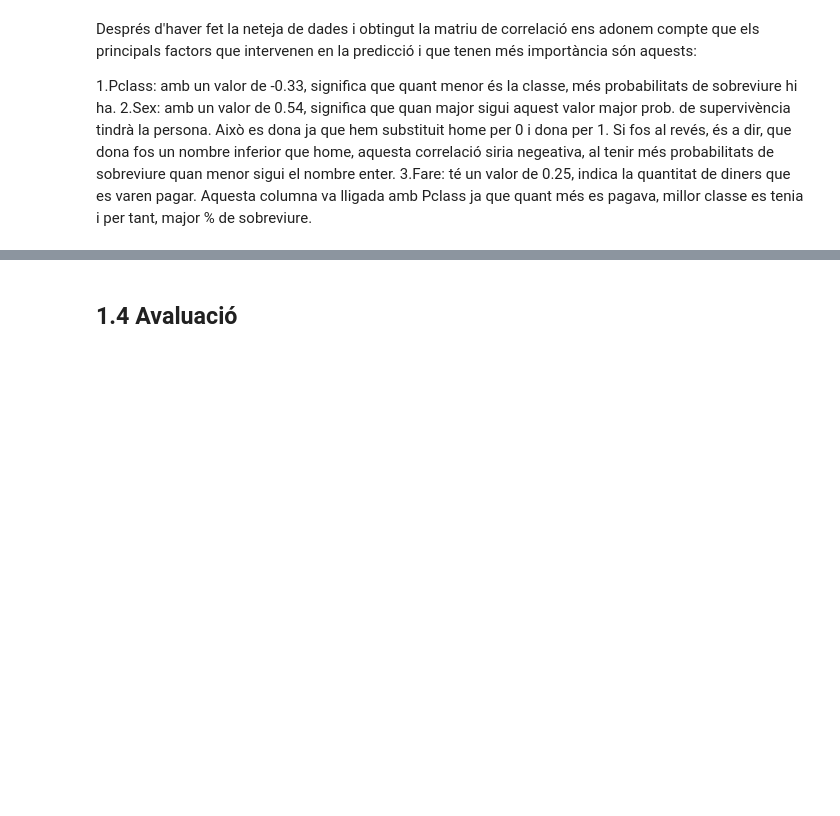
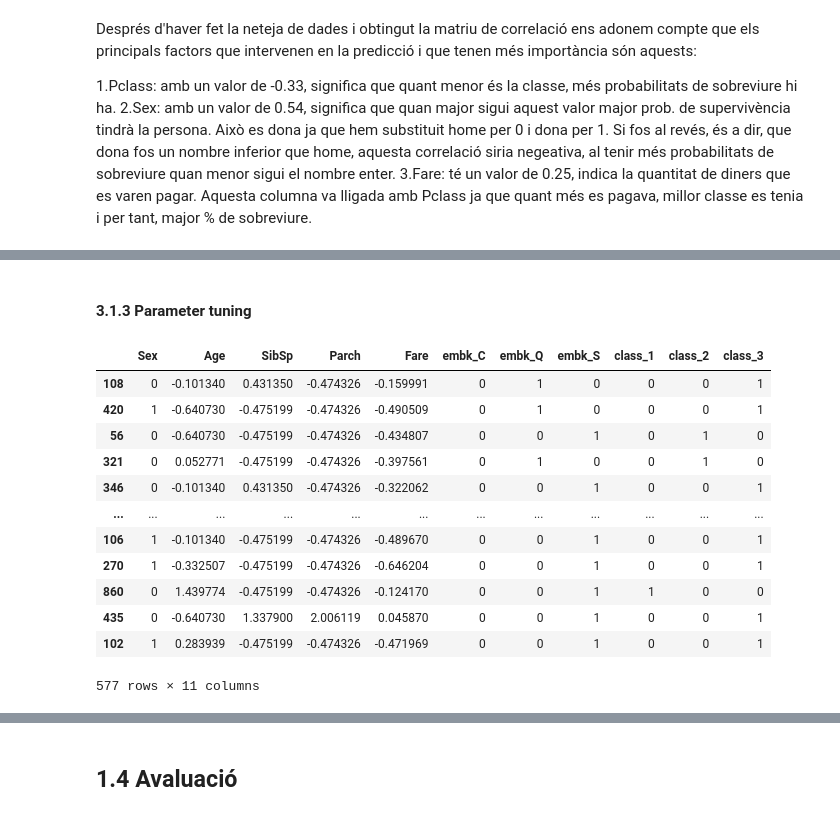
Before and after one commit to jaaumeadrover/2aPracticaIA, a Jupyter notebook: 2aPractica IA.ipynb, the cells around one changed output, grey strips where cells are left out. Drawn from its saved outputs; the diff is of its cells as text; code cells hidden in the pictures; blank space fills up the shorter version.

```diff
--- a/2aPractica IA.ipynb
+++ b/2aPractica IA.ipynb
@@ -233,4 +308,25 @@ hist
+# %% [markdown]
+#### 3.1.3 Parameter tuning
 # %%
-parameters={'tol':[1e-8,1e-7,1e-6,1e-5,1e-4,1e-3,1e-2,1e-1], 'C':[np.arange(0.1,2.0,0.1,dtype=float)]}
+penal=['l1', 'l2', 'elasticnet', None]
+tole=np.arange(1e-4,0.01,0.0005)
+Ce=np.logspace(-3,3,7)
+solv=['lbfgs','liblinear','newton-cg','newton-cholesky','sag','saga']
+parameters={'penalty':penal,'tol':tole,'C':Ce,'solver':solv}
 grid=GridSearchCV(estimator=logistic_reg,param_grid=parameters,cv = 2, n_jobs=-1)
+X_train
+# %% [output]
+|  | Sex | Age | SibSp | Parch | Fare | embk_C | embk_Q | embk_S | class_1 | class_2 | class_3 |
+| 108 | 0 | -0.101340 | 0.431350 | -0.474326 | -0.159991 | 0 | 1 | 0 | 0 | 0 | 1 |
+| 420 | 1 | -0.640730 | -0.475199 | -0.474326 | -0.490509 | 0 | 1 | 0 | 0 | 0 | 1 |
+| 56 | 0 | -0.640730 | -0.475199 | -0.474326 | -0.434807 | 0 | 0 | 1 | 0 | 1 | 0 |
+| 321 | 0 | 0.052771 | -0.475199 | -0.474326 | -0.397561 | 0 | 1 | 0 | 0 | 1 | 0 |
+| 346 | 0 | -0.101340 | 0.431350 | -0.474326 | -0.322062 | 0 | 0 | 1 | 0 | 0 | 1 |
+| ... | ... | ... | ... | ... | ... | ... | ... | ... | ... | ... | ... |
+| 106 | 1 | -0.101340 | -0.475199 | -0.474326 | -0.489670 | 0 | 0 | 1 | 0 | 0 | 1 |
+| 270 | 1 | -0.332507 | -0.475199 | -0.474326 | -0.646204 | 0 | 0 | 1 | 0 | 0 | 1 |
+| 860 | 0 | 1.439774 | -0.475199 | -0.474326 | -0.124170 | 0 | 0 | 1 | 1 | 0 | 0 |
+| 435 | 0 | -0.640730 | 1.337900 | 2.006119 | 0.045870 | 0 | 0 | 1 | 0 | 0 | 1 |
+| 102 | 1 | 0.283939 | -0.475199 | -0.474326 | -0.471969 | 0 | 0 | 1 | 0 | 0 | 1 |
+577 rows × 11 columns
 # %%
```
Also changed, not shown: parts of 33 cells of this notebook, 1 other file.
